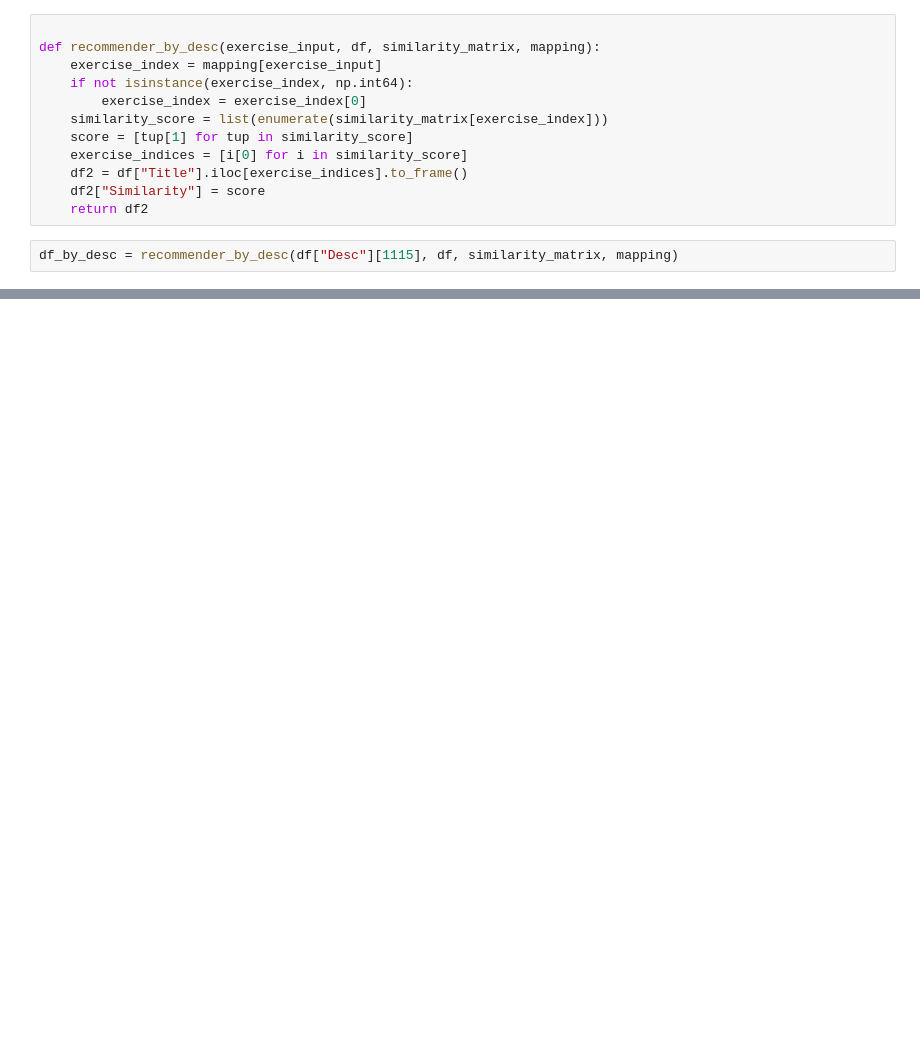
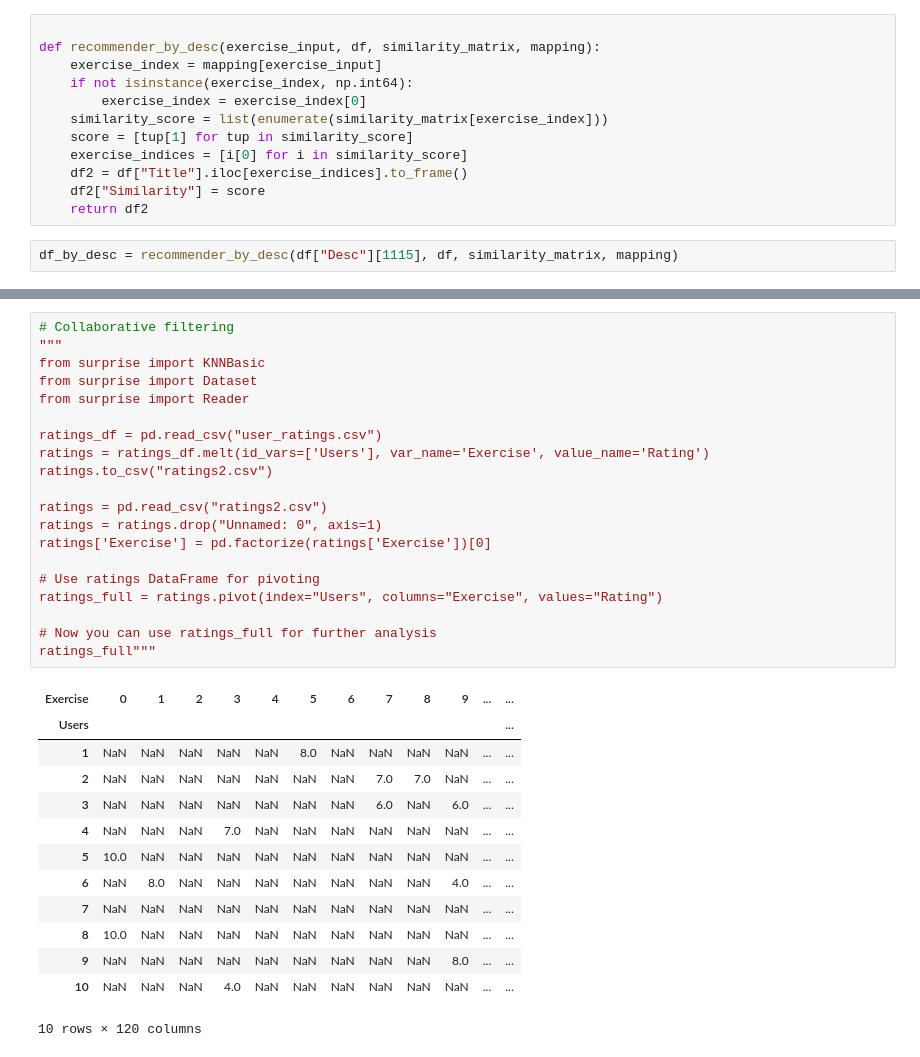
Before and after one commit to tordbm/Exercise-Recommender-System, a Jupyter notebook: recsys.ipynb, the cells around one changed output, grey strips where cells are left out. Cells and saved outputs as stored; diff of their text form; blank space fills up the shorter version.

```diff
--- a/recsys.ipynb
+++ b/recsys.ipynb
@@ -293,0 +451,34 @@ root.mainloop()
+# %%
+# Collaborative filtering
+"""
+from surprise import KNNBasic
+from surprise import Dataset
+from surprise import Reader
+
+ratings_df = pd.read_csv("user_ratings.csv")
+ratings = ratings_df.melt(id_vars=['Users'], var_name='Exercise', value_name='Rating')
+ratings.to_csv("ratings2.csv")
+
+ratings = pd.read_csv("ratings2.csv")
+ratings = ratings.drop("Unnamed: 0", axis=1)
+ratings['Exercise'] = pd.factorize(ratings['Exercise'])[0]
+
+# Use ratings DataFrame for pivoting
+ratings_full = ratings.pivot(index="Users", columns="Exercise", values="Rating")
+
+# Now you can use ratings_full for further analysis
+ratings_full"""
+# %% [output]
+| Exercise | 0 | 1 | 2 | 3 | 4 | 5 | 6 | 7 | 8 | 9 | ... | ... |
+| Users |  |  |  |  |  |  |  |  |  |  |  | ... |
+| 1 | NaN | NaN | NaN | NaN | NaN | 8.0 | NaN | NaN | NaN | NaN | ... | ... |
+| 2 | NaN | NaN | NaN | NaN | NaN | NaN | NaN | 7.0 | 7.0 | NaN | ... | ... |
+| 3 | NaN | NaN | NaN | NaN | NaN | NaN | NaN | 6.0 | NaN | 6.0 | ... | ... |
+| 4 | NaN | NaN | NaN | 7.0 | NaN | NaN | NaN | NaN | NaN | NaN | ... | ... |
+| 5 | 10.0 | NaN | NaN | NaN | NaN | NaN | NaN | NaN | NaN | NaN | ... | ... |
+| 6 | NaN | 8.0 | NaN | NaN | NaN | NaN | NaN | NaN | NaN | 4.0 | ... | ... |
+| 7 | NaN | NaN | NaN | NaN | NaN | NaN | NaN | NaN | NaN | NaN | ... | ... |
+| 8 | 10.0 | NaN | NaN | NaN | NaN | NaN | NaN | NaN | NaN | NaN | ... | ... |
+| 9 | NaN | NaN | NaN | NaN | NaN | NaN | NaN | NaN | NaN | 8.0 | ... | ... |
+| 10 | NaN | NaN | NaN | 4.0 | NaN | NaN | NaN | NaN | NaN | NaN | ... | ... |
+10 rows × 120 columns
```
Also changed, not shown: parts of 20 cells of this notebook, 1 other file.
